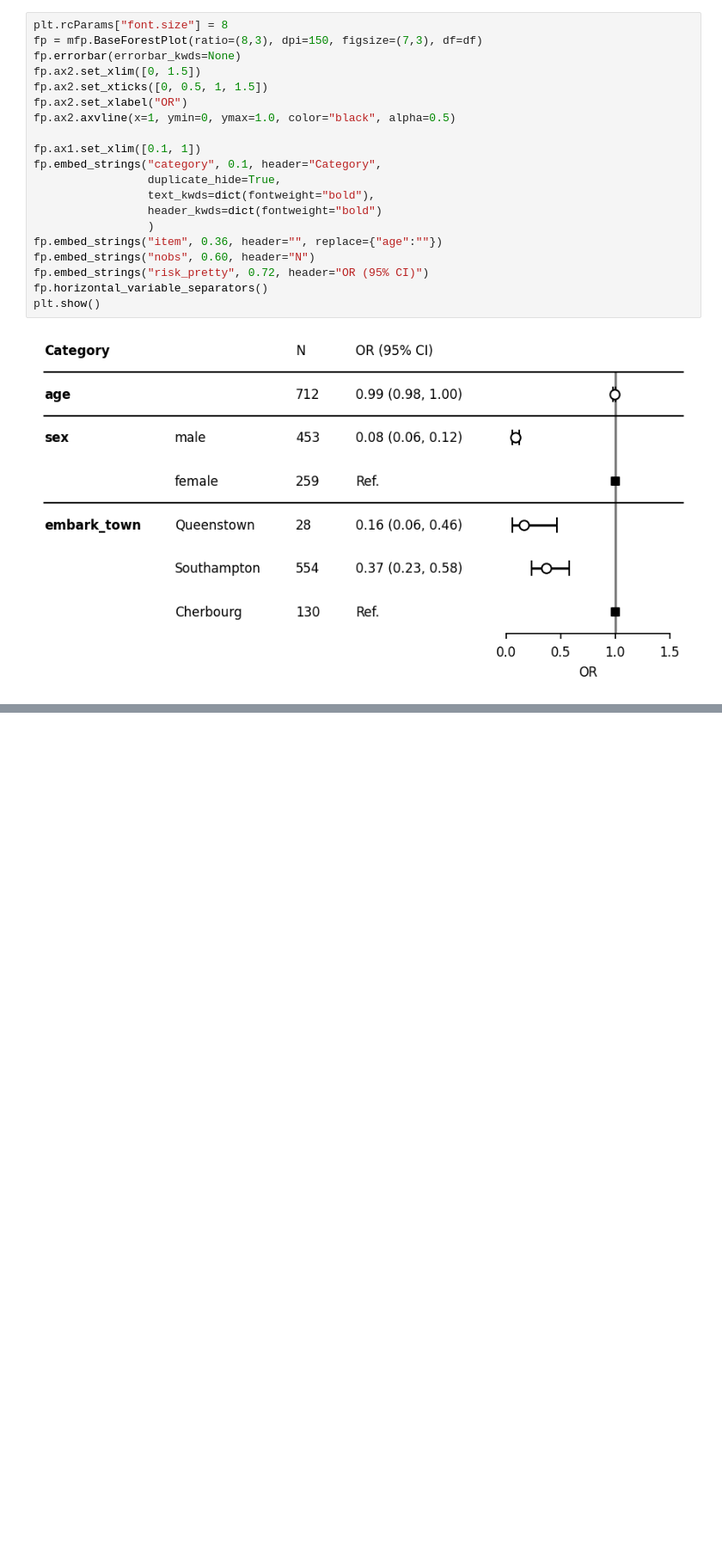
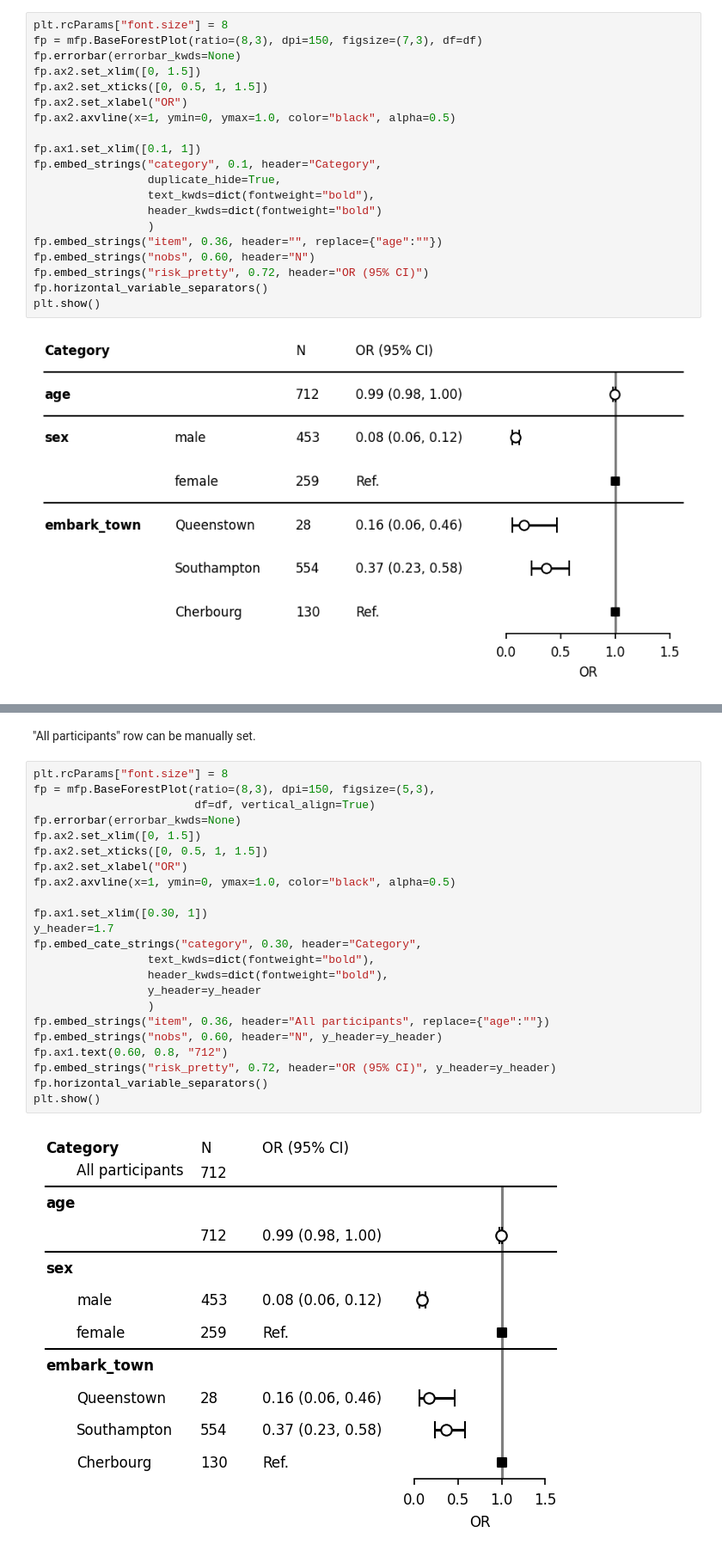
Before and after one commit to toshiakiasakura/myforestplot, a Jupyter notebook: docs_src/notebooks/1_quickstart.ipynb, the cells around one changed output, grey strips where cells are left out. Shown: that part at 86% size. Saved outputs shown, nothing was run; the diff lists cells and outputs as text; blank space fills up the shorter version.

```diff
--- a/docs_src/notebooks/1_quickstart.ipynb
+++ b/docs_src/notebooks/1_quickstart.ipynb
@@ -148,0 +144,27 @@ plt.show()
+# %% [markdown]
+"All participants" row can be manually set.
+# %%
+plt.rcParams["font.size"] = 8
+fp = mfp.BaseForestPlot(ratio=(8,3), dpi=150, figsize=(5,3),
+                        df=df, vertical_align=True)
+fp.errorbar(errorbar_kwds=None)
+fp.ax2.set_xlim([0, 1.5])
+fp.ax2.set_xticks([0, 0.5, 1, 1.5])
+fp.ax2.set_xlabel("OR")
+fp.ax2.axvline(x=1, ymin=0, ymax=1.0, color="black", alpha=0.5)
+
+fp.ax1.set_xlim([0.30, 1])
+y_header=1.7
+fp.embed_cate_strings("category", 0.30, header="Category",
+                 text_kwds=dict(fontweight="bold"),
+                 header_kwds=dict(fontweight="bold"),
+                 y_header=y_header
+                 )
+fp.embed_strings("item", 0.36, header="All participants", replace={"age":""})
+fp.embed_strings("nobs", 0.60, header="N", y_header=y_header)
+fp.ax1.text(0.60, 0.8, "712")
+fp.embed_strings("risk_pretty", 0.72, header="OR (95% CI)", y_header=y_header)
+fp.horizontal_variable_separators()
+plt.show()
+# %% [output]
+[figure, added]
```
Also changed, not shown: parts of 9 cells of this notebook, 3 other files.
